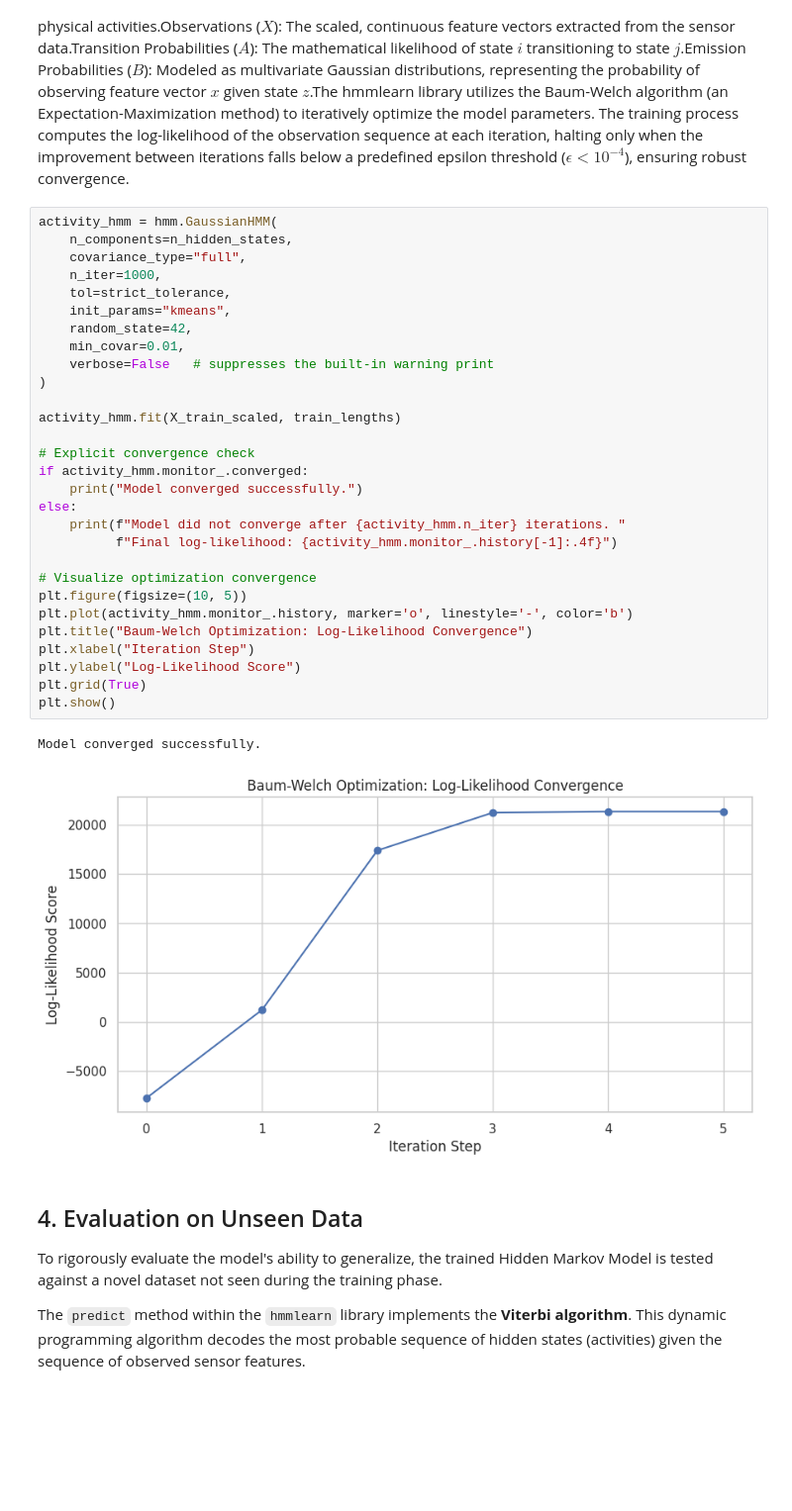
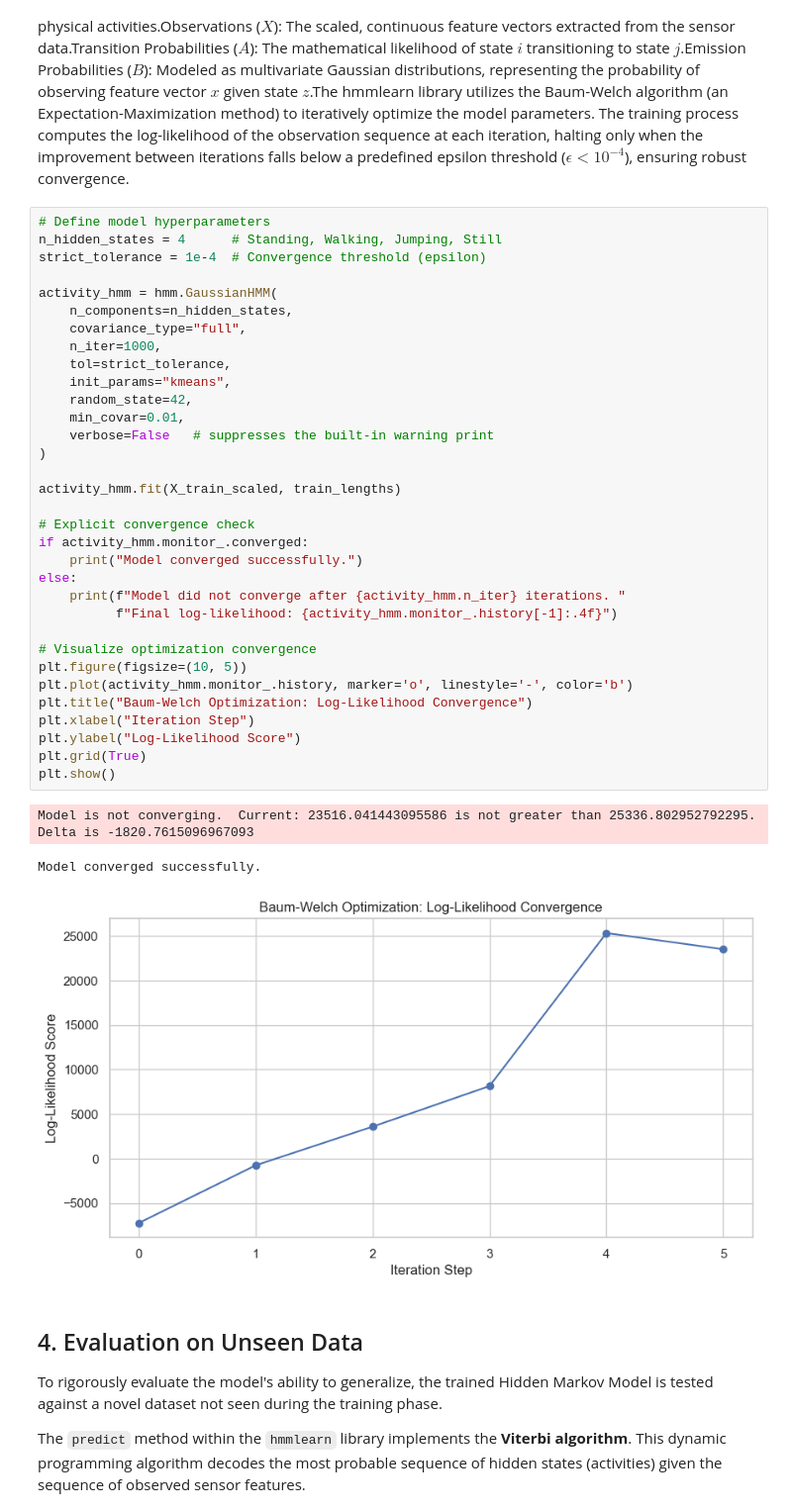
Before and after one commit to idarapatrick/Hidden-Markov-Models, a Jupyter notebook: notebooks/hmm_model.ipynb, the cells around one changed output. Shown at 99% size. Saved outputs shown, nothing was run; the diff lists cells and outputs as text; blank space fills up the shorter version.

Commit message:
created the models

```diff
--- a/notebooks/hmm_model.ipynb
+++ b/notebooks/hmm_model.ipynb
@@ -226,37 +226,42 @@ X_train_scaled = scaler.fit_transform(raw_training_features)
 ## 3. Hidden Markov Model Implementation
 The system is modeled as a continuous observation Hidden Markov Model utilizing Gaussian emissions. The architecture maps directly to the physical data collection process:Hidden States ($Z$): The four distinct physical activities.Observations ($X$): The scaled, continuous feature vectors extracted from the sensor data.Transition Probabilities ($A$): The mathematical likelihood of state $i$ transitioning to state $j$.Emission Probabilities ($B$): Modeled as multivariate Gaussian distributions, representing the probability of observing feature vector $x$ given state $z$.The hmmlearn library utilizes the Baum-Welch algorithm (an Expectation-Maximization method) to iteratively optimize the model parameters. The training process computes the log-likelihood of the observation sequence at each iteration, halting only when the improvement between iterations falls below a predefined epsilon threshold ($\epsilon < 10^{-4}$), ensuring robust convergence.
 # %%
+# Define model hyperparameters
+n_hidden_states = 4      # Standing, Walking, Jumping, Still
+strict_tolerance = 1e-4  # Convergence threshold (epsilon)
+
 activity_hmm = hmm.GaussianHMM(
     n_components=n_hidden_states,
     covariance_type="full",
     n_iter=1000,
     tol=strict_tolerance,
     init_params="kmeans",
     random_state=42,
     min_covar=0.01,
     verbose=False   # suppresses the built-in warning print
 )
 
 activity_hmm.fit(X_train_scaled, train_lengths)
 
 # Explicit convergence check
 if activity_hmm.monitor_.converged:
     print("Model converged successfully.")
 else:
     print(f"Model did not converge after {activity_hmm.n_iter} iterations. "
           f"Final log-likelihood: {activity_hmm.monitor_.history[-1]:.4f}")
 
 # Visualize optimization convergence
 plt.figure(figsize=(10, 5))
 plt.plot(activity_hmm.monitor_.history, marker='o', linestyle='-', color='b')
 plt.title("Baum-Welch Optimization: Log-Likelihood Convergence")
 plt.xlabel("Iteration Step")
 plt.ylabel("Log-Likelihood Score")
 plt.grid(True)
 plt.show()
 # %% [output]
-Model converged successfully.
+Model is not converging.  Current: 23516.041443095586 is not greater than 25336.802952792295. Delta is -1820.7615096967093
+Model converged successfully.
-[figure, old version]
+[figure, new version]
 # %% [markdown]
 ## 4. Evaluation on Unseen Data
 
```
Also changed, not shown: parts of 5 cells of this notebook, 2 other files.
